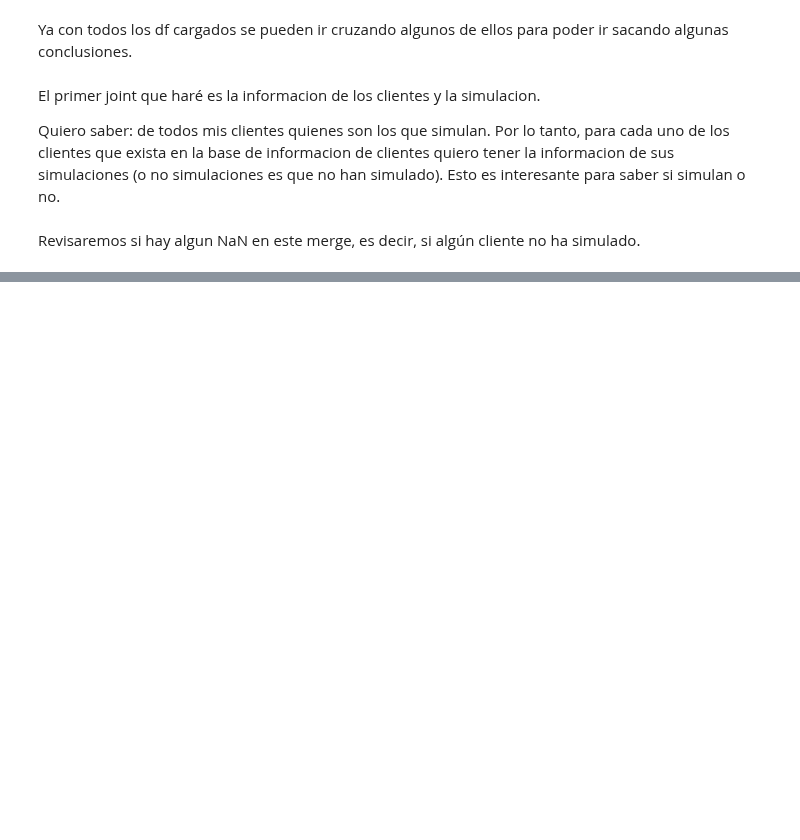
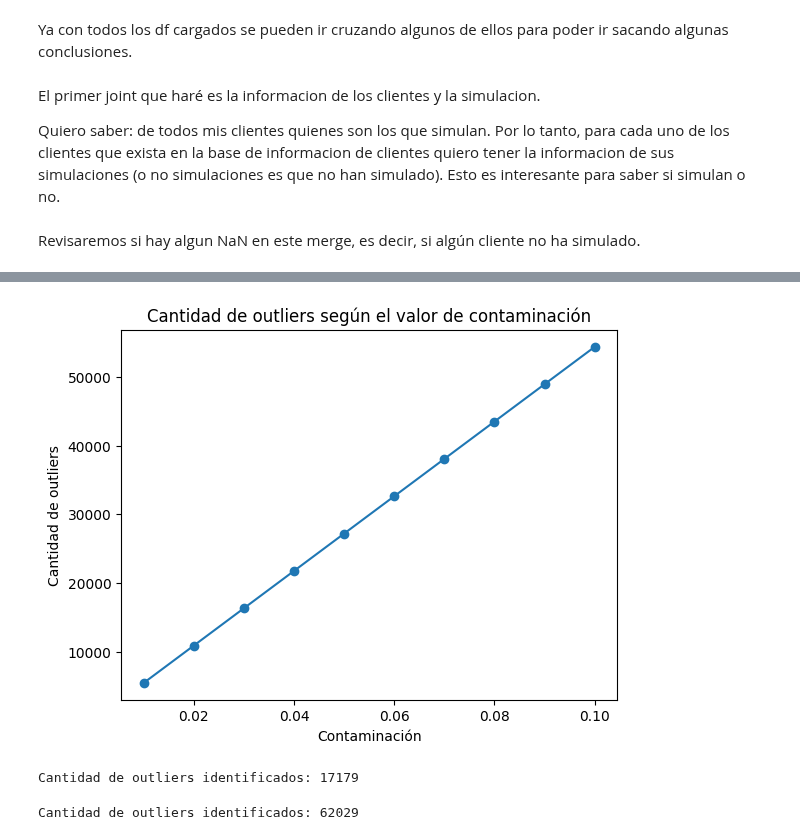
Before and after one commit to JosepVargasf/capstone_g11_2024-2, a Jupyter notebook: Procesamiento de datos/procesamiento.ipynb, the cells around one changed output, grey strips where cells are left out. Drawn from its saved outputs; the diff is of its cells as text; code cells hidden in the pictures; blank space fills up the shorter version.

```diff
--- a/Procesamiento de datos/procesamiento.ipynb
+++ b/Procesamiento de datos/procesamiento.ipynb
@@ -351,0 +145,4 @@ Todos los gráficos se han generado y guardado en la carpeta 'plots'.
+# %%
+df_informacion_de_clientes['cantidad simulaciones'] = datos_deventas_y_simulaciones['simulo']
+df_informacion_de_clientes['cantidad de ventas'] = datos_deventas_y_simulaciones['venta']
+df_informacion_de_clientes['tasa de concresion'] = df_informacion_de_clientes['cantidad de ventas'] / df_informacion_de_clientes['cantidad simulaciones']
@@ -351,0 +370,72 @@ Todos los gráficos se han generado y guardado en la carpeta 'plots'.
+# %%
+import numpy as np
+import matplotlib.pyplot as plt
+from sklearn.ensemble import IsolationForest
+
+# Probar varios valores de contaminación
+contamination_values = np.linspace(0.01, 0.1, 10)
+outliers_count = []
+
+for contamination in contamination_values:
+    iso_forest = IsolationForest(contamination=contamination, random_state=42)
+    iso_forest.fit(data_scaled)
+    outliers_pred = iso_forest.predict(data_scaled)
+
+    # Contar la cantidad de outliers
+    num_outliers = np.sum(outliers_pred == -1)
+    outliers_count.append(num_outliers)
+
+# Graficar la cantidad de outliers encontrados
+plt.plot(contamination_values, outliers_count, marker='o')
+plt.xlabel('Contaminación')
+plt.ylabel('Cantidad de outliers')
+plt.title('Cantidad de outliers según el valor de contaminación')
+plt.show()
+# %% [output]
+[figure, added]
+# %%
+import numpy as np
+import pandas as pd
+
+# Umbral para el Z-score (típicamente 3)
+threshold = 3
+
+# Calcular el Z-score para cada valor en el DataFrame
+z_scores = np.abs((data_filtered_by_columns - data_filtered_by_columns.mean()) / data_filtered_by_columns.std())
+
+# Identificar outliers: donde el Z-score es mayor que el umbral
+outliers = (z_scores > threshold)
+
+# Filtrar los outliers
+data_filtered_by_columns_outliers_data = data_filtered_by_columns[outliers.any(axis=1)]  # Filtrar filas que tienen al menos un outlier
+data_filtered_by_columns_clean_data = data_filtered_by_columns[~outliers.any(axis=1)]    # Filtrar las filas que no tienen outliers
+
+# Resultados
+print(f"Cantidad de outliers identificados: {data_filtered_by_columns_outliers_data.shape[0]}")
+# %% [output]
+Cantidad de outliers identificados: 17179
+# %%
+import pandas as pd
+
+
+
+# Calcular los cuartiles
+Q1 = data_filtered_by_columns.quantile(0.25)
+Q3 = data_filtered_by_columns.quantile(0.75)
+IQR = Q3 - Q1
+
+# Definir los límites para los outliers
+lower_bound = Q1 - 1.5 * IQR
+upper_bound = Q3 + 1.5 * IQR
+
+# Identificar los outliers (valores fuera de los límites)
+outliers = ((data_filtered_by_columns < lower_bound) | (data_filtered_by_columns > upper_bound))
+
+# Filtrar los outliers
+data_filtered_by_columns_outliers_data = data_filtered_by_columns[outliers.any(axis=1)]  # Filtrar filas que tienen al menos un outlier
+data_filtered_by_columns_clean_data = data_filtered_by_columns[~outliers.any(axis=1)]    # Filtrar las filas que no tienen outliers
+
+# Resultados
+print(f"Cantidad de outliers identificados: {data_filtered_by_columns_outliers_data.shape[0]}")
+# %% [output]
+Cantidad de outliers identificados: 62029
```
Also changed, not shown: parts of 75 cells of this notebook, 22 other files.
